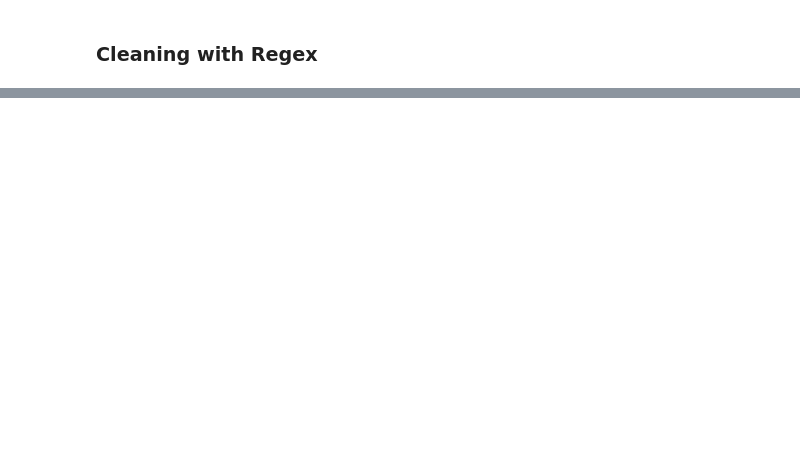
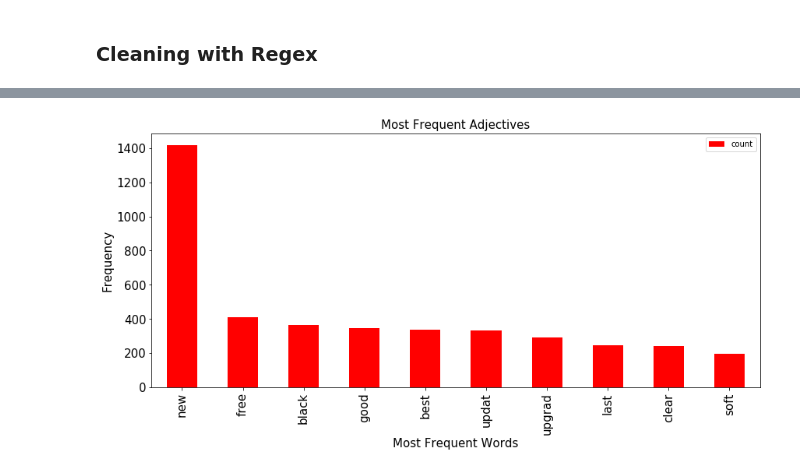
Before and after one commit to PriyabrataThatoi/WebScrapping-and-Sentiment-Analysis, a Jupyter notebook: R & Python Project.ipynb, the cells around one changed output, grey strips where cells are left out. Saved outputs shown, nothing was run; the diff lists cells and outputs as text; code cells hidden in the pictures; blank space fills up the shorter version.

```diff
--- a/R & Python Project.ipynb
+++ b/R & Python Project.ipynb
@@ -181,0 +342,13 @@ new_data[['processed_word','token_text']]
+# %%
+vectorizer = CountVectorizer()
+tokens_data_JJ = pd.DataFrame(vectorizer.fit_transform(data2['JJ']).toarray(), columns=vectorizer.get_feature_names())
+b=pd.DataFrame(tokens_data_JJ.sum(axis=0,skipna=True))
+x1 = b.rename(columns={0:'count'}).reset_index().rename(columns={'index':'word'}).sort_values(by='count',ascending=False)
+
+list_iphone = ['http','appl','iphon','pro','iphone11pro','utm','iphone11','ly']
+x1[~x1['word'].isin(list_iphone)].head(10).plot(y='count',x='word',kind='bar',color='red',figsize=(14,6),fontsize = 15)
+plt.xlabel('Most Frequent Words',fontsize = 15);
+plt.ylabel('Frequency',fontsize = 15);
+plt.title('Most Frequent Adjectives', fontsize = 15);
+# %% [output]
+[figure, added]
```
Also changed, not shown: parts of 52 cells of this notebook.
